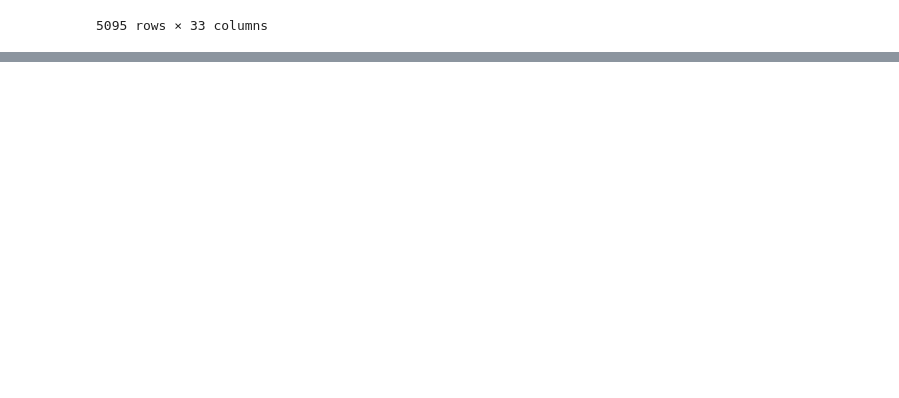
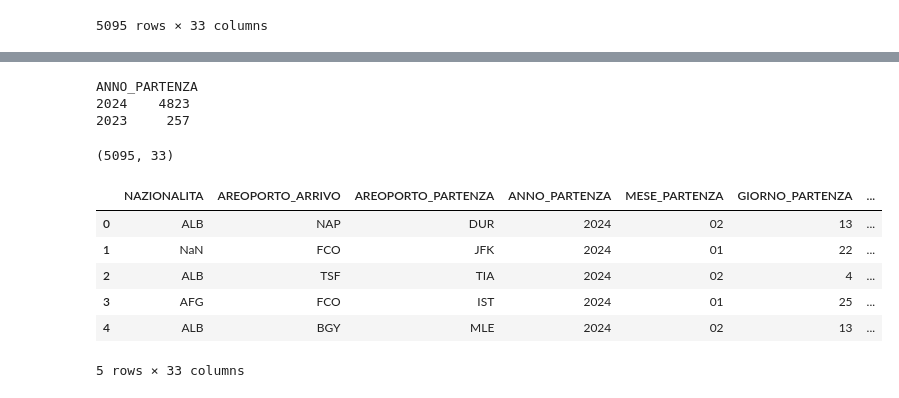
Before and after one commit to stefanotractor/FBI-Agents-817541, a Jupyter notebook: main.ipynb, the cells around one changed output, grey strips where cells are left out. Saved outputs shown, nothing was run; the diff lists cells and outputs as text; code cells hidden in the pictures; blank space fills up the shorter version.

```diff
--- a/main.ipynb
+++ b/main.ipynb
@@ -57,0 +232,33 @@ df2
+# %%
+# ── df1 – ANNO_PARTENZA ──────────────────────────────────────────────────────
+
+def normalizza_anno(val):
+    if pd.isna(val): return np.nan
+    val = str(val).strip()
+    match = re.search(r'\b(20\d{2})\b', val)
+    if match: return int(match.group(1))
+    match = re.search(r'\b(\d{2})\b', val)
+    if match: return int('20' + match.group(1))
+    return np.nan
+
+df1['ANNO_PARTENZA'] = df1['ANNO_PARTENZA'].apply(normalizza_anno)
+
+print(df1['ANNO_PARTENZA'].value_counts(dropna=False).to_string())
+# %% [output]
+ANNO_PARTENZA
+2024    4823
+2023     257
+# %%
+df2.shape
+# %% [output]
+(5095, 33)
+# %%
+df2.head(5)
+# %% [output]
+|  | NAZIONALITA | AREOPORTO_ARRIVO | AREOPORTO_PARTENZA | ANNO_PARTENZA | MESE_PARTENZA | GIORNO_PARTENZA | ... |
+| 0 | ALB | NAP | DUR | 2024 | 02 | 13 | ... |
+| 1 | NaN | FCO | JFK | 2024 | 01 | 22 | ... |
+| 2 | ALB | TSF | TIA | 2024 | 02 | 4 | ... |
+| 3 | AFG | FCO | IST | 2024 | 01 | 25 | ... |
+| 4 | ALB | BGY | MLE | 2024 | 02 | 13 | ... |
+5 rows × 33 columns
```
Also changed, not shown: parts of 17 cells of this notebook, 1 other file.
